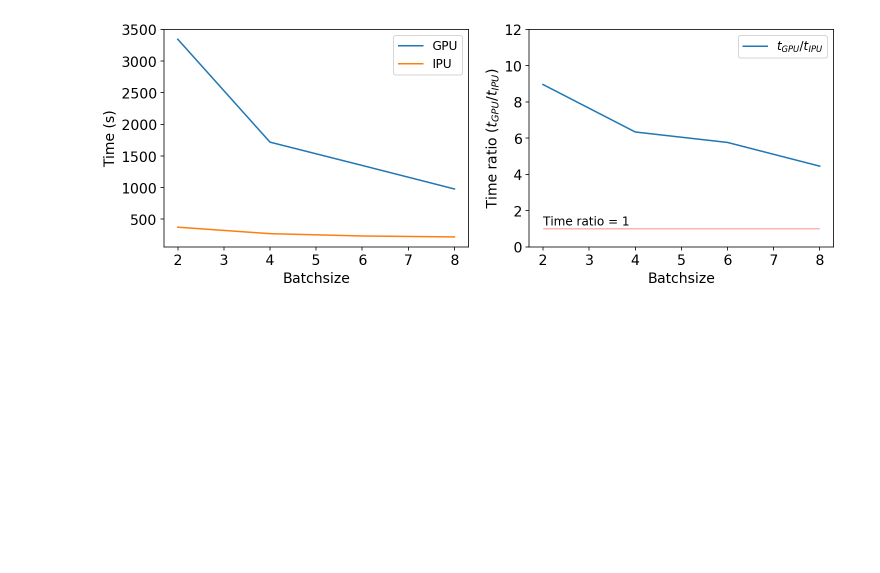
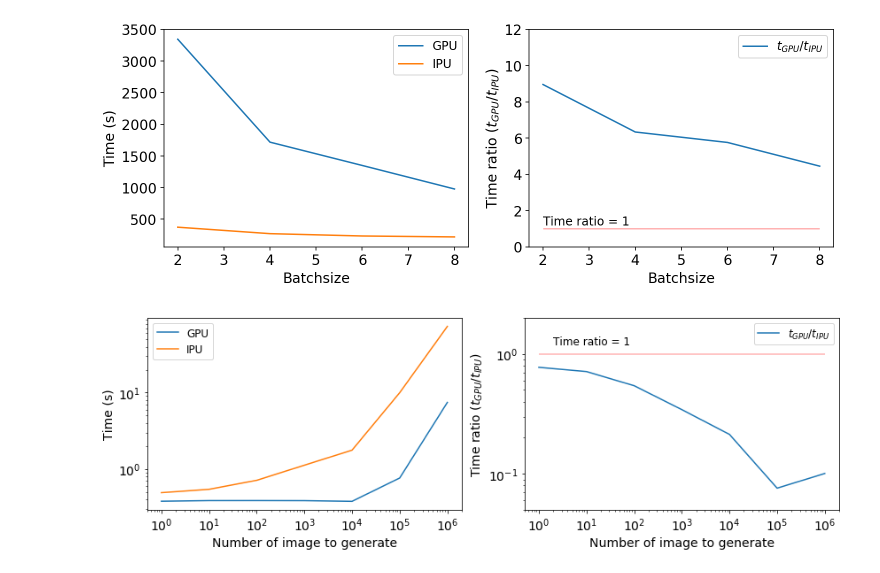
Before and after one commit to BastienArcelin/IPU-GPU, a Jupyter notebook: notebooks/Plot training-inference time.ipynb, the cells around one changed output. Cells and saved outputs as stored; diff of their text form; code cells hidden in the pictures; blank space fills up the shorter version.

Commit message:
update gpu inference img generation

```diff
--- a/notebooks/Plot training-inference time.ipynb
+++ b/notebooks/Plot training-inference time.ipynb
@@ -48,3 +48,34 @@ fig = plot_benchmarck(nbins_bayesian, ipu_bayesian, gpu_bayesian,8)
 plt.savefig('../img/training_time_BNN.pdf',dpi = 300, bbox_inches='tight')
 # %% [output]
 [figure]
+# %%
+## Inference in image generation from trained VAE latent space
+nbins_inf_gen = [1,10,100,1000,10000,100000,1000000] # number of events to generate
+ipu_inf_gen = [0.4883, 0.5404, 0.7090, 1.1188, 1.7617, 9.9887, 73.8597] # time in seconds
+gpu_inf_gen = [0.3771, 0.3844, 0.3847, 0.3838, 0.3758, 0.7602, 7.4482] # time in seconds
+# %%
+fig, axes = plt.subplots(1,2, figsize = (14,4))
+axes[0].plot(nbins_inf_gen, gpu_inf_gen, '-', label = 'GPU')
+axes[0].plot(nbins_inf_gen, ipu_inf_gen, '-', label = 'IPU')
+axes[0].legend(fontsize = 12)
+axes[0].set_xlabel('Number of image to generate', fontsize = 14)
+axes[0].set_ylabel('Time (s)', fontsize = 14)
+axes[0].tick_params(axis='both', which='major', labelsize=14)
+axes[0].set_xscale('log')
+axes[0].set_yscale('log')
+
+time_ratio = np.array(gpu_inf_gen)/np.array(ipu_inf_gen)
+axes[1].plot(nbins_inf_gen, time_ratio, '-', label = '$t_{GPU}/t_{IPU}$')
+axes[1].set_xlabel('Number of image to generate', fontsize = 14)
+axes[1].set_ylabel('Time ratio ($t_{GPU}/t_{IPU}$)', fontsize = 14)
+axes[1].hlines(1, 1, np.max(nbins_inf_gen), color = 'red', alpha = 0.3)
+axes[1].text(2, 1.2, 'Time ratio = 1', fontsize = 12)
+axes[1].tick_params(axis='both', which='major', labelsize=14)
+axes[1].set_ylim(0.05,2)
+axes[1].legend(fontsize = 12)
+axes[1].set_xscale('log')
+axes[1].set_yscale('log')
+
+plt.savefig('../img/inference_time_generation.pdf',dpi = 300, bbox_inches='tight')
+# %% [output]
+[figure, added]
```
Also changed, not shown: 6 other files.
